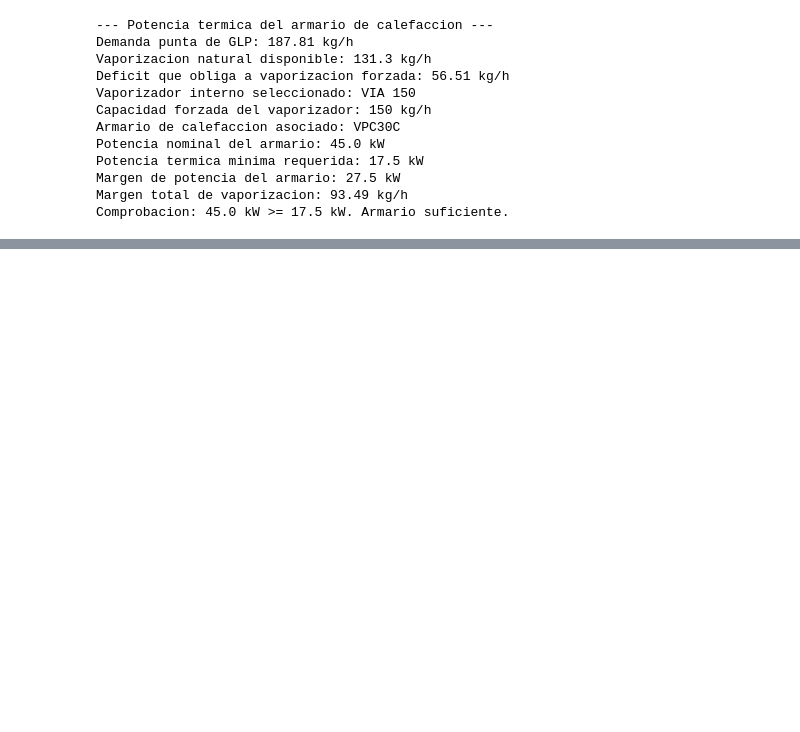
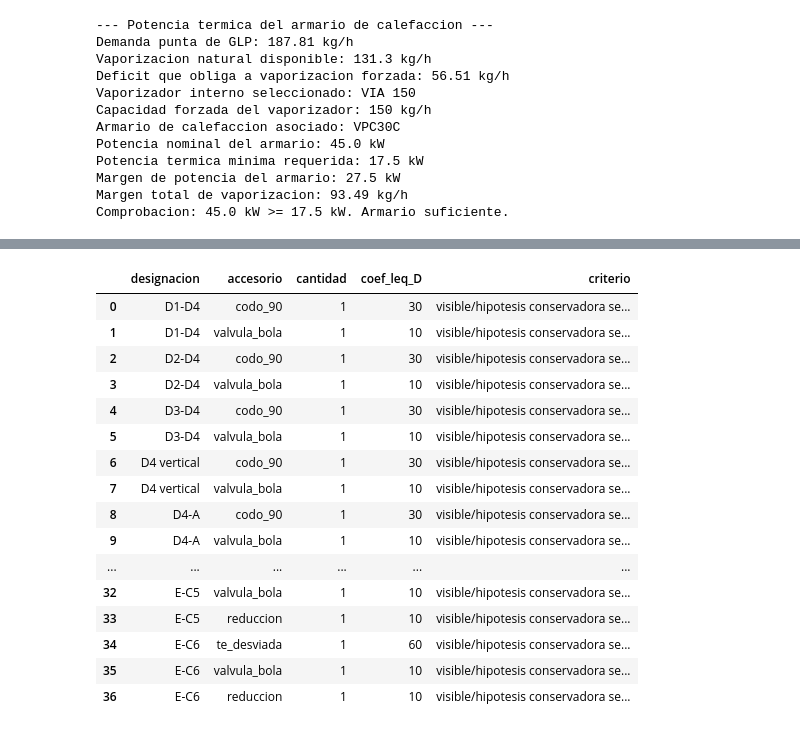
Before and after one commit to Aleesca/Practica_GLP, a Jupyter notebook: calculos/calculos.ipynb, the cells around one changed output, grey strips where cells are left out. Drawn from its saved outputs; the diff is of its cells as text; code cells hidden in the pictures; blank space fills up the shorter version.

```diff
--- a/calculos/calculos.ipynb
+++ b/calculos/calculos.ipynb
@@ -184,0 +427,21 @@ Comprobacion: 45.0 kW >= 17.5 kW. Armario suficiente.
+# %%
+# 7.4. Inventario de accesorios por tramo
+df_accesorios
+# %% [output]
+|  | designacion | accesorio | cantidad | coef_leq_D | criterio |
+| 0 | D1-D4 | codo_90 | 1 | 30 | visible/hipotesis conservadora se... |
+| 1 | D1-D4 | valvula_bola | 1 | 10 | visible/hipotesis conservadora se... |
+| 2 | D2-D4 | codo_90 | 1 | 30 | visible/hipotesis conservadora se... |
+| 3 | D2-D4 | valvula_bola | 1 | 10 | visible/hipotesis conservadora se... |
+| 4 | D3-D4 | codo_90 | 1 | 30 | visible/hipotesis conservadora se... |
+| 5 | D3-D4 | valvula_bola | 1 | 10 | visible/hipotesis conservadora se... |
+| 6 | D4 vertical | codo_90 | 1 | 30 | visible/hipotesis conservadora se... |
+| 7 | D4 vertical | valvula_bola | 1 | 10 | visible/hipotesis conservadora se... |
+| 8 | D4-A | codo_90 | 1 | 30 | visible/hipotesis conservadora se... |
+| 9 | D4-A | valvula_bola | 1 | 10 | visible/hipotesis conservadora se... |
+| ... | ... | ... | ... | ... | ... |
+| 32 | E-C5 | valvula_bola | 1 | 10 | visible/hipotesis conservadora se... |
+| 33 | E-C5 | reduccion | 1 | 10 | visible/hipotesis conservadora se... |
+| 34 | E-C6 | te_desviada | 1 | 60 | visible/hipotesis conservadora se... |
+| 35 | E-C6 | valvula_bola | 1 | 10 | visible/hipotesis conservadora se... |
+| 36 | E-C6 | reduccion | 1 | 10 | visible/hipotesis conservadora se... |
```
Also changed, not shown: parts of 10 cells of this notebook, 13 other files.
